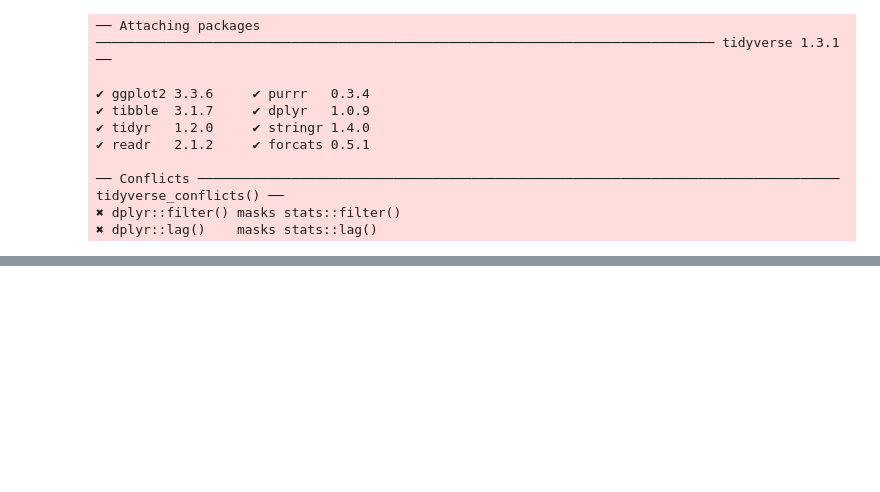
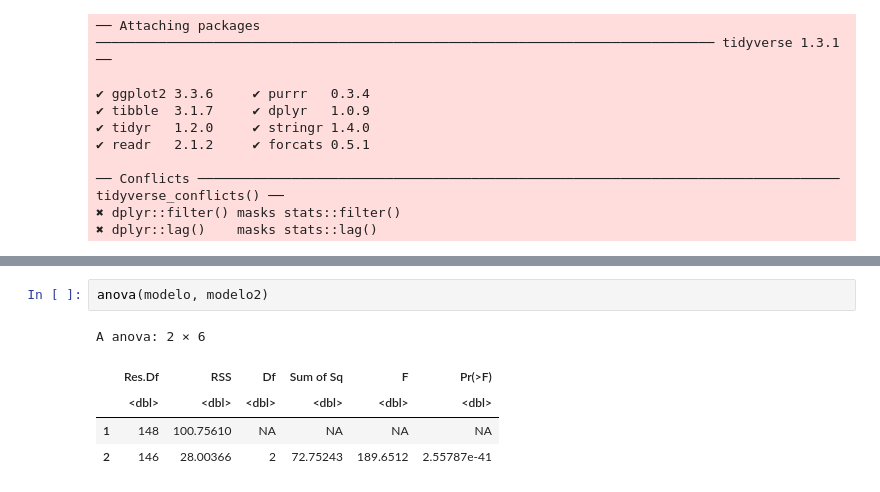
Before and after one commit to PPeitsch/infographics, a Jupyter notebook: 09_confounders/main.ipynb, the cells around one changed output, grey strips where cells are left out. Drawn from its saved outputs; the diff is of its cells as text; blank space fills up the shorter version.

```diff
--- a/09_confounders/main.ipynb
+++ b/09_confounders/main.ipynb
@@ -73,0 +100,8 @@ png
+# %%
+anova(modelo, modelo2)
+# %% [output]
+A anova: 2 × 6
+|  | Res.Df | RSS | Df | Sum of Sq | F | Pr(>F) |
+|  | <dbl> | <dbl> | <dbl> | <dbl> | <dbl> | <dbl> |
+| 1 | 148 | 100.75610 | NA | NA | NA | NA |
+| 2 | 146 | 28.00366 | 2 | 72.75243 | 189.6512 | 2.55787e-41 |
```
Also changed, not shown: parts of 8 cells of this notebook, 9 other files.
